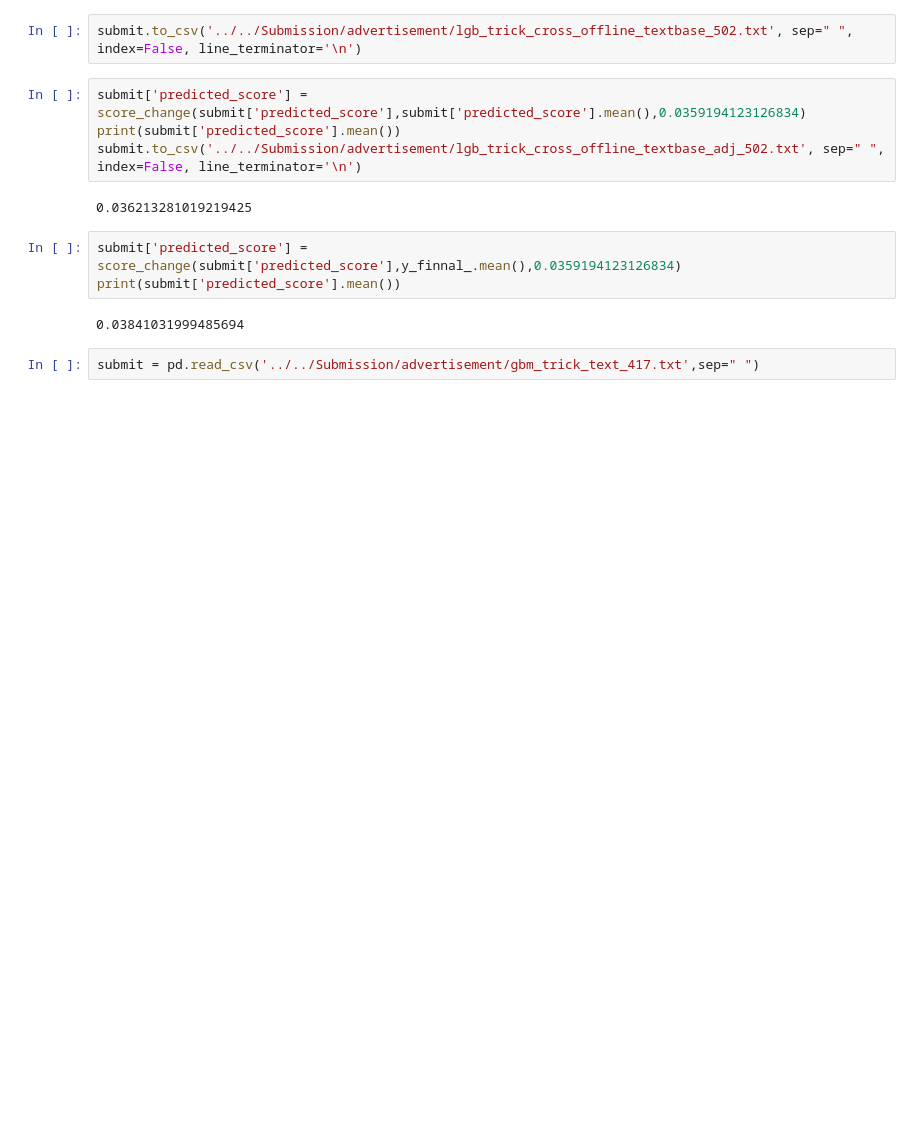
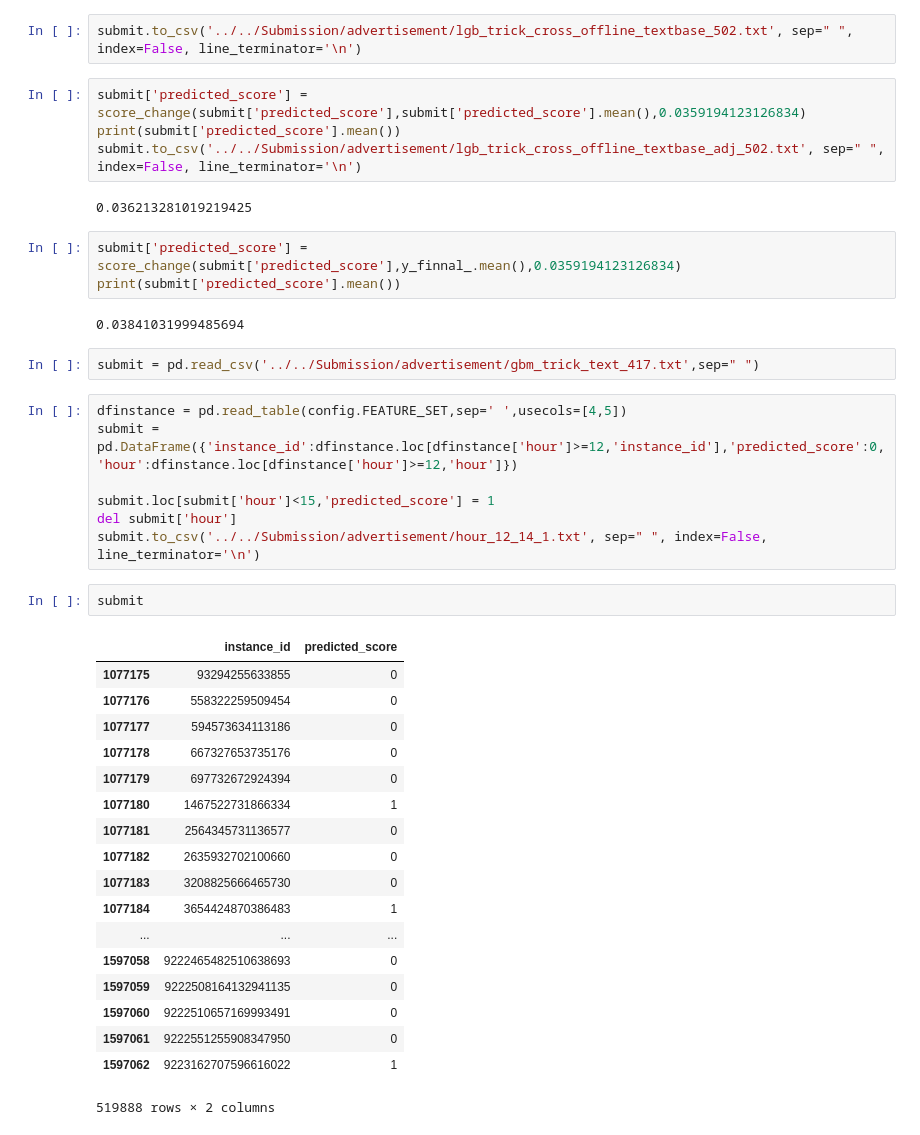
Before and after one commit to MaoLi2018/advertisment, a Jupyter notebook: Code/model.ipynb, the cells around one changed output. Drawn from its saved outputs; the diff is of its cells as text; blank space fills up the shorter version.

```diff
--- a/Code/model.ipynb
+++ b/Code/model.ipynb
@@ -317,3 +317,31 @@ print(submit['predicted_score'].mean())
 0.03841031999485694
 # %%
 submit = pd.read_csv('../../Submission/advertisement/gbm_trick_text_417.txt',sep=" ")
+# %%
+dfinstance = pd.read_table(config.FEATURE_SET,sep=' ',usecols=[4,5])
+submit = pd.DataFrame({'instance_id':dfinstance.loc[dfinstance['hour']>=12,'instance_id'],'predicted_score':0,'hour':dfinstance.loc[dfinstance['hour']>=12,'hour']})
+
+submit.loc[submit['hour']<15,'predicted_score'] = 1
+del submit['hour']
+submit.to_csv('../../Submission/advertisement/hour_12_14_1.txt', sep=" ", index=False, line_terminator='\n')
+# %%
+submit
+# %% [output]
+|  | instance_id | predicted_score |
+| 1077175 | 93294255633855 | 0 |
+| 1077176 | 558322259509454 | 0 |
+| 1077177 | 594573634113186 | 0 |
+| 1077178 | 667327653735176 | 0 |
+| 1077179 | 697732672924394 | 0 |
+| 1077180 | 1467522731866334 | 1 |
+| 1077181 | 2564345731136577 | 0 |
+| 1077182 | 2635932702100660 | 0 |
+| 1077183 | 3208825666465730 | 0 |
+| 1077184 | 3654424870386483 | 1 |
+| ... | ... | ... |
+| 1597058 | 9222465482510638693 | 0 |
+| 1597059 | 9222508164132941135 | 0 |
+| 1597060 | 9222510657169993491 | 0 |
+| 1597061 | 9222551255908347950 | 0 |
+| 1597062 | 9223162707596616022 | 1 |
+519888 rows × 2 columns
```
Also changed, not shown: 1 other file.
